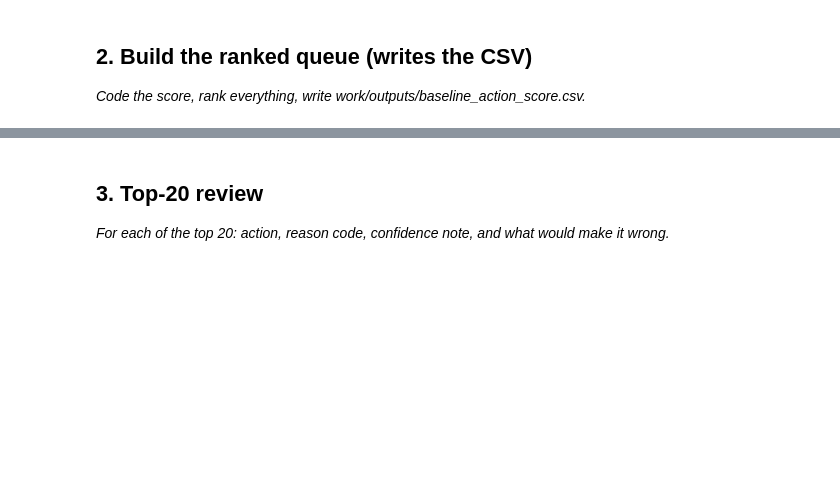
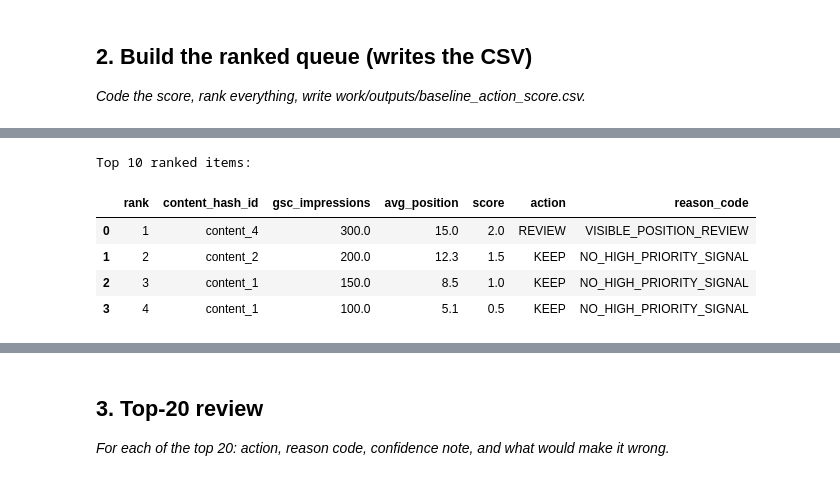
Before and after one commit to tabassumrafiq/flyrank-ml-internship, a Jupyter notebook: work/notebooks/w04_baseline_score.ipynb, the cells around one changed output, grey strips where cells are left out. Drawn from its saved outputs; the diff is of its cells as text; code cells hidden in the pictures; blank space fills up the shorter version.

```diff
--- a/work/notebooks/w04_baseline_score.ipynb
+++ b/work/notebooks/w04_baseline_score.ipynb
@@ -16,0 +181,29 @@ This skeleton is yours to fill. Work the sections **in order** — each one has
+# %%
+baseline_df = baseline_df.sort_values(
+    by=["score", "gsc_impressions"],
+    ascending=[False, False]
+).reset_index(drop=True)
+
+baseline_df["rank"] = np.arange(1, len(baseline_df) + 1)
+
+print("Top 10 ranked items:")
+display(
+    baseline_df[
+        [
+            "rank",
+            "content_hash_id",
+            "gsc_impressions",
+            "avg_position",
+            "score",
+            "action",
+            "reason_code"
+        ]
+    ].head(10)
+)
+# %% [output]
+Top 10 ranked items:
+|  | rank | content_hash_id | gsc_impressions | avg_position | score | action | reason_code |
+| 0 | 1 | content_4 | 300.0 | 15.0 | 2.0 | REVIEW | VISIBLE_POSITION_REVIEW |
+| 1 | 2 | content_2 | 200.0 | 12.3 | 1.5 | KEEP | NO_HIGH_PRIORITY_SIGNAL |
+| 2 | 3 | content_1 | 150.0 | 8.5 | 1.0 | KEEP | NO_HIGH_PRIORITY_SIGNAL |
+| 3 | 4 | content_1 | 100.0 | 5.1 | 0.5 | KEEP | NO_HIGH_PRIORITY_SIGNAL |
```
Also changed, not shown: parts of 15 cells of this notebook.
